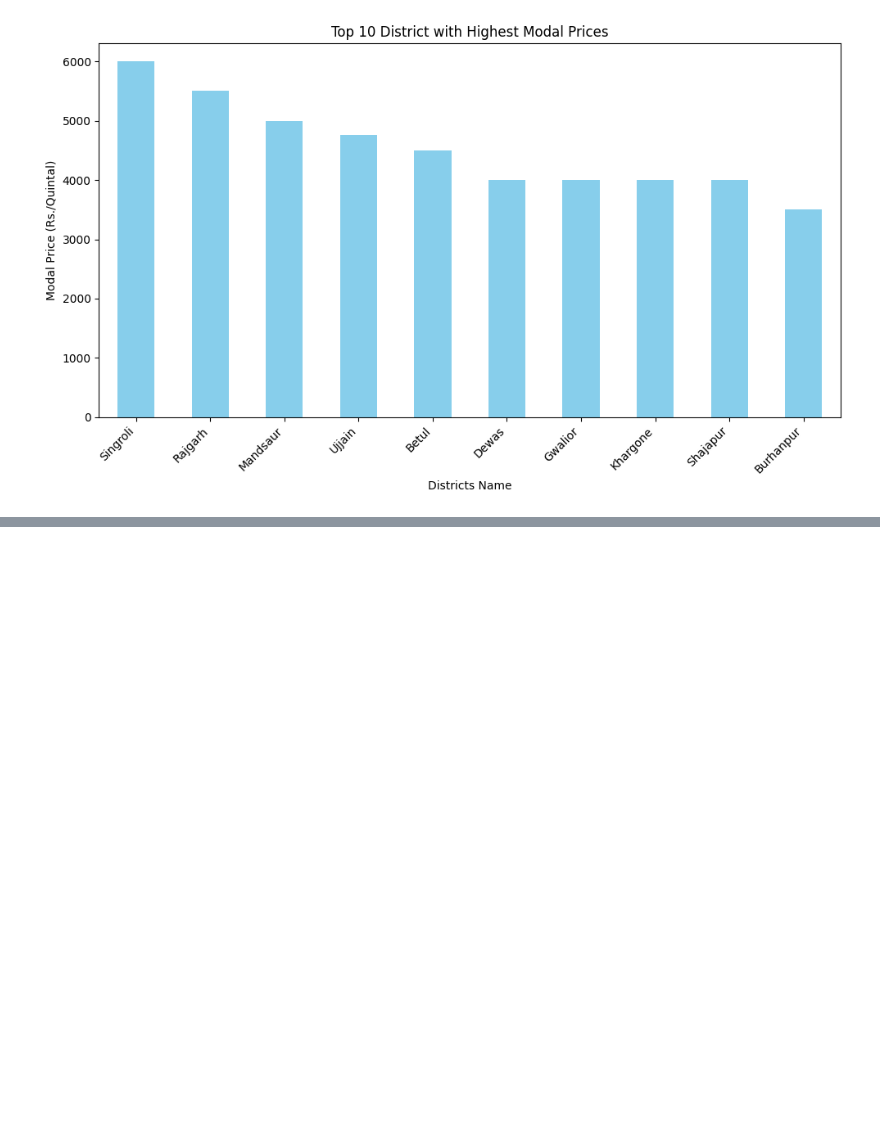
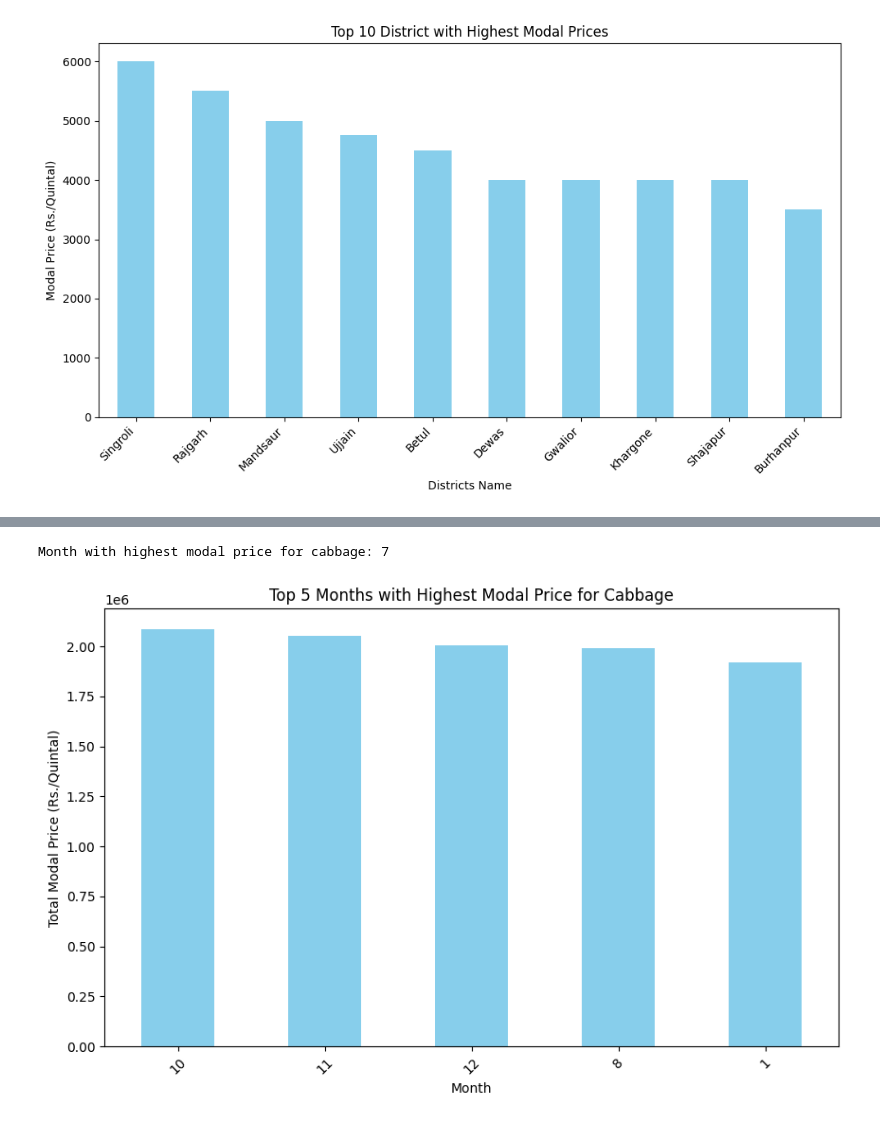
Before and after one commit to Abuthalib/AGRIMARK, a Jupyter notebook: Cabbage_Agmark_MP.ipynb, the cells around one changed output, grey strips where cells are left out. Saved outputs shown, nothing was run; the diff lists cells and outputs as text; code cells hidden in the pictures; blank space fills up the shorter version.

```diff
--- a/Cabbage_Agmark_MP.ipynb
+++ b/Cabbage_Agmark_MP.ipynb
@@ -834,0 +854,31 @@ plt.show()
+# %%
+# Month with highest modal price for cabbage.
+cabbage_df = df[df['Variety']== 'Cabbage']
+cabbage_df['Reported Date'] = pd.to_datetime(cabbage_df['Reported Date'])
+cabbage_df['Month'] = cabbage_df['Reported Date'].dt.month
+max_price_by_month = cabbage_df.groupby('Month')['Modal Price (Rs./Quintal)'].max()
+highest_price_month = max_price_by_month.idxmax()
+print("Month with highest modal price for cabbage:", highest_price_month)
+# %% [output]
+Month with highest modal price for cabbage: 7
+# %%
+# Top 5 month with high modal price  for cabbage with plot
+df['Reported Date'] = pd.to_datetime(df['Reported Date'])
+
+df['Month'] = df['Reported Date'].dt.month
+
+
+monthly_prices = df[df['Variety'] == 'Cabbage'].groupby('Month')['Modal Price (Rs./Quintal)'].sum()
+
+
+top_5_months = monthly_prices.sort_values(ascending=False).head(5)
+
+
+top_5_months.plot(kind='bar', figsize=(10, 6), color='skyblue')
+plt.title('Top 5 Months with Highest Modal Price for Cabbage')
+plt.xlabel('Month')
+plt.ylabel('Total Modal Price (Rs./Quintal)')
+plt.xticks(rotation=45)
+plt.show()
+# %% [output]
+[figure, added]
```
Also changed, not shown: parts of 6 cells of this notebook.
